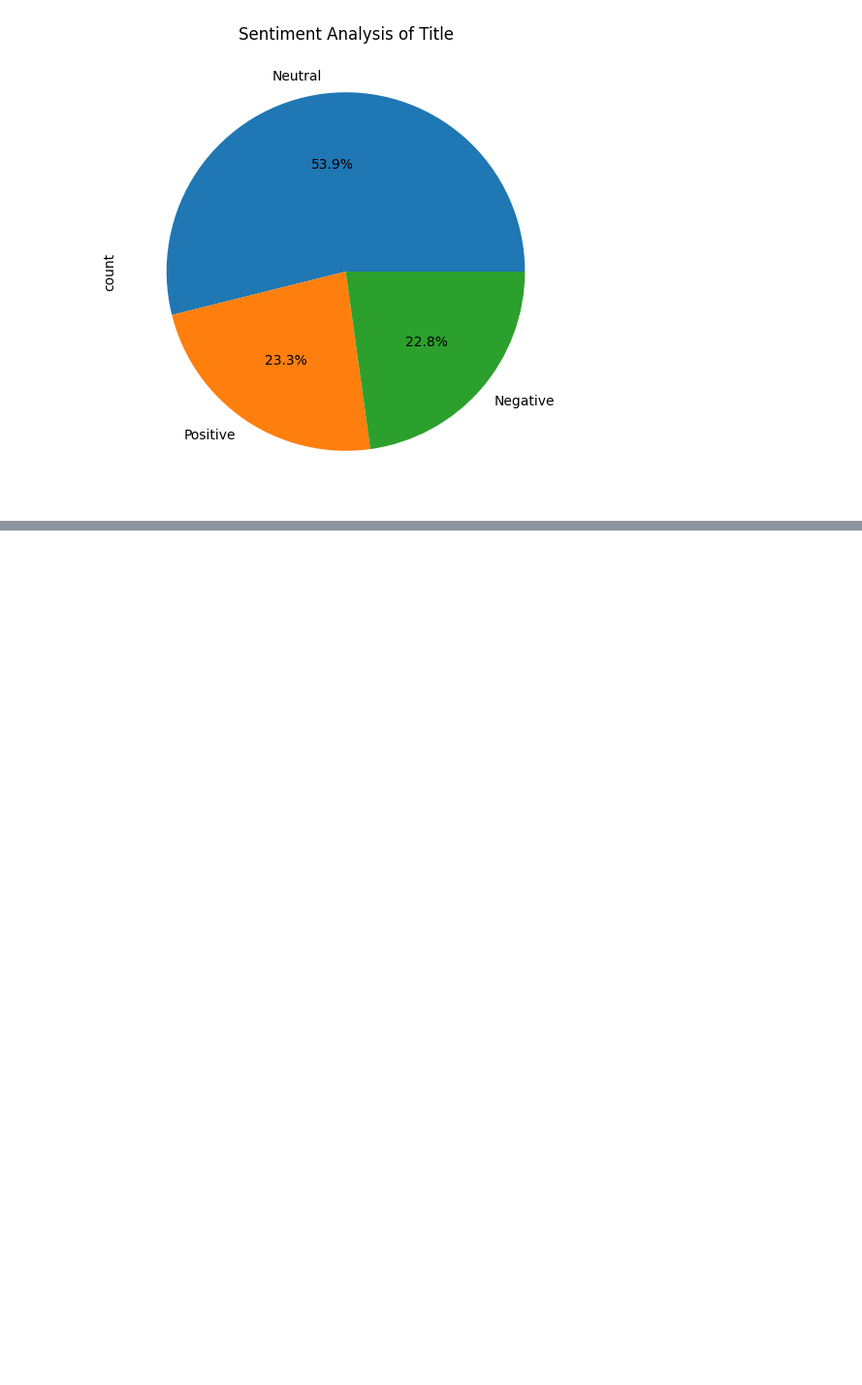
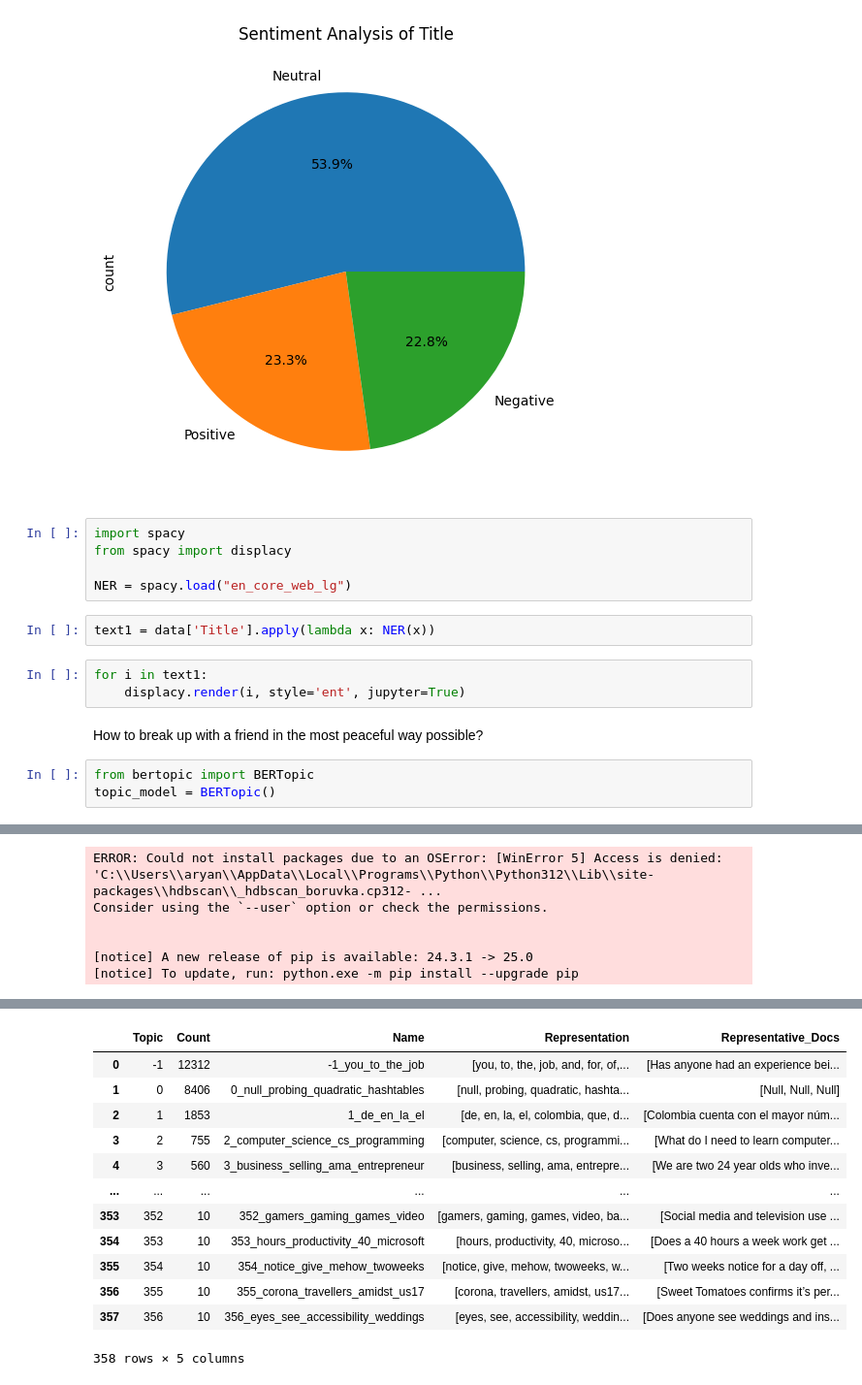
Before and after one commit to aryanrada/Analyze-Qualitative-Data-using-AI, a Jupyter notebook: analysis.ipynb, the cells around one changed output, grey strips where cells are left out. Shown at 97% size. Drawn from its saved outputs; the diff is of its cells as text; blank space fills up the shorter version.

```diff
--- a/analysis.ipynb
+++ b/analysis.ipynb
@@ -258,3 +268,19 @@ plt.title('Sentiment Analysis of Title')
 plt.show()
 # %% [output]
 [figure]
+# %%
+import spacy
+from spacy import displacy
+
+NER = spacy.load("en_core_web_lg")
+# %%
+text1 = data['Title'].apply(lambda x: NER(x))
+# %%
+for i in text1:
+    displacy.render(i, style='ent', jupyter=True)
+# %% [output]
+How to break up with a friend in the most peaceful way possible?
+# %%
+from bertopic import BERTopic
+topic_model = BERTopic()
+# %% [output]
@@ -260,0 +304,6 @@ plt.show()
+ERROR: Could not install packages due to an OSError: [WinError 5] Access is denied: 'C:\\Users\\aryan\\AppData\\Local\\Programs\\Python\\Python312\\Lib\\site-packages\\hdbscan\\_hdbscan_boruvka.cp312- ...
+Consider using the `--user` option or check the permissions.
+
+
+[notice] A new release of pip is available: 24.3.1 -> 25.0
+[notice] To update, run: python.exe -m pip install --upgrade pip
@@ -260,0 +311,13 @@ plt.show()
+|  | Topic | Count | Name | Representation | Representative_Docs |
+| 0 | -1 | 12312 | -1_you_to_the_job | [you, to, the, job, and, for, of,... | [Has anyone had an experience bei... |
+| 1 | 0 | 8406 | 0_null_probing_quadratic_hashtables | [null, probing, quadratic, hashta... | [Null, Null, Null] |
+| 2 | 1 | 1853 | 1_de_en_la_el | [de, en, la, el, colombia, que, d... | [Colombia cuenta con el mayor núm... |
+| 3 | 2 | 755 | 2_computer_science_cs_programming | [computer, science, cs, programmi... | [What do I need to learn computer... |
+| 4 | 3 | 560 | 3_business_selling_ama_entrepreneur | [business, selling, ama, entrepre... | [We are two 24 year olds who inve... |
+| ... | ... | ... | ... | ... | ... |
+| 353 | 352 | 10 | 352_gamers_gaming_games_video | [gamers, gaming, games, video, ba... | [Social media and television use ... |
+| 354 | 353 | 10 | 353_hours_productivity_40_microsoft | [hours, productivity, 40, microso... | [Does a 40 hours a week work get ... |
+| 355 | 354 | 10 | 354_notice_give_mehow_twoweeks | [notice, give, mehow, twoweeks, w... | [Two weeks notice for a day off, ... |
+| 356 | 355 | 10 | 355_corona_travellers_amidst_us17 | [corona, travellers, amidst, us17... | [Sweet Tomatoes confirms it’s per... |
+| 357 | 356 | 10 | 356_eyes_see_accessibility_weddings | [eyes, see, accessibility, weddin... | [Does anyone see weddings and ins... |
+358 rows × 5 columns
```
Also changed, not shown: parts of 9 cells of this notebook, 1 other file.
